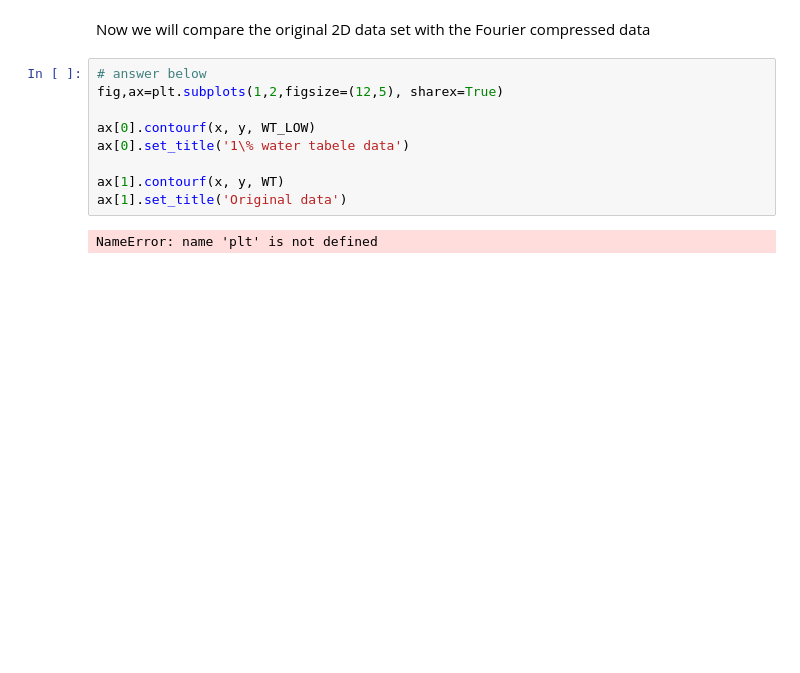
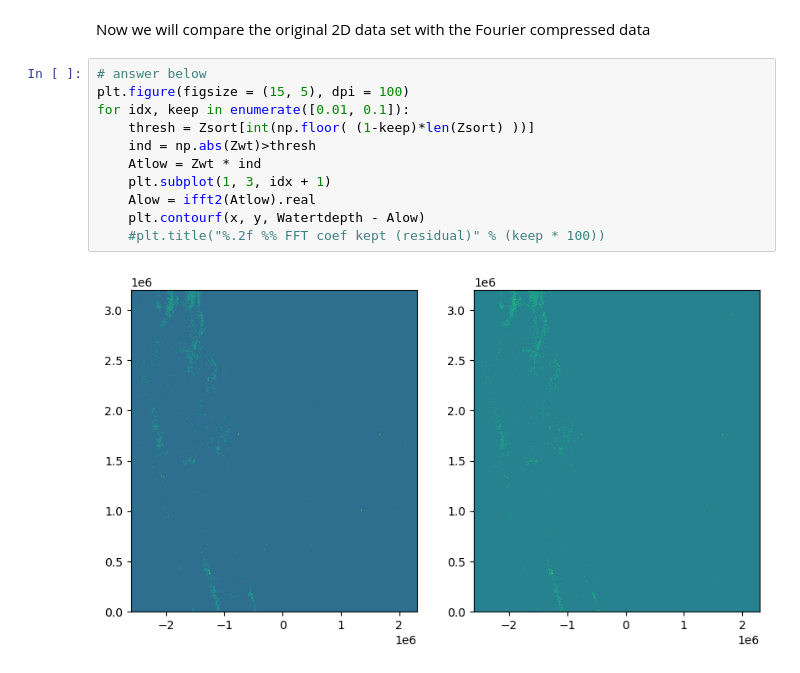
Before and after one commit to UW-ESS-DS/MLGEO2022_Maochuan, a Jupyter notebook: homework/homework_4.ipynb, the cells around one changed output. Saved outputs shown, nothing was run; the diff lists cells and outputs as text; blank space fills up the shorter version.

```diff
--- a/homework/homework_4.ipynb
+++ b/homework/homework_4.ipynb
@@ -548,13 +499,15 @@ ax[1].set_title('10% of water table data')
 # %% [markdown]
 Now we will compare the original 2D data set with the Fourier compressed data
-# %%
-# answer below
-fig,ax=plt.subplots(1,2,figsize=(12,5), sharex=True)
-
-ax[0].contourf(x, y, WT_LOW)
-ax[0].set_title('1\% water tabele data')
-
-ax[1].contourf(x, y, WT)
-ax[1].set_title('Original data')
-# %% [output]
-NameError: name 'plt' is not defined
+# %%
+# answer below
+plt.figure(figsize = (15, 5), dpi = 100)
+for idx, keep in enumerate([0.01, 0.1]):
+    thresh = Zsort[int(np.floor( (1-keep)*len(Zsort) ))]
+    ind = np.abs(Zwt)>thresh
+    Atlow = Zwt * ind
+    plt.subplot(1, 3, idx + 1)
+    Alow = ifft2(Atlow).real
+    plt.contourf(x, y, Watertdepth - Alow)
+    #plt.title("%.2f %% FFT coef kept (residual)" % (keep * 100))
+# %% [output]
+[figure, added]
```
Also changed, not shown: parts of 9 cells of this notebook.
